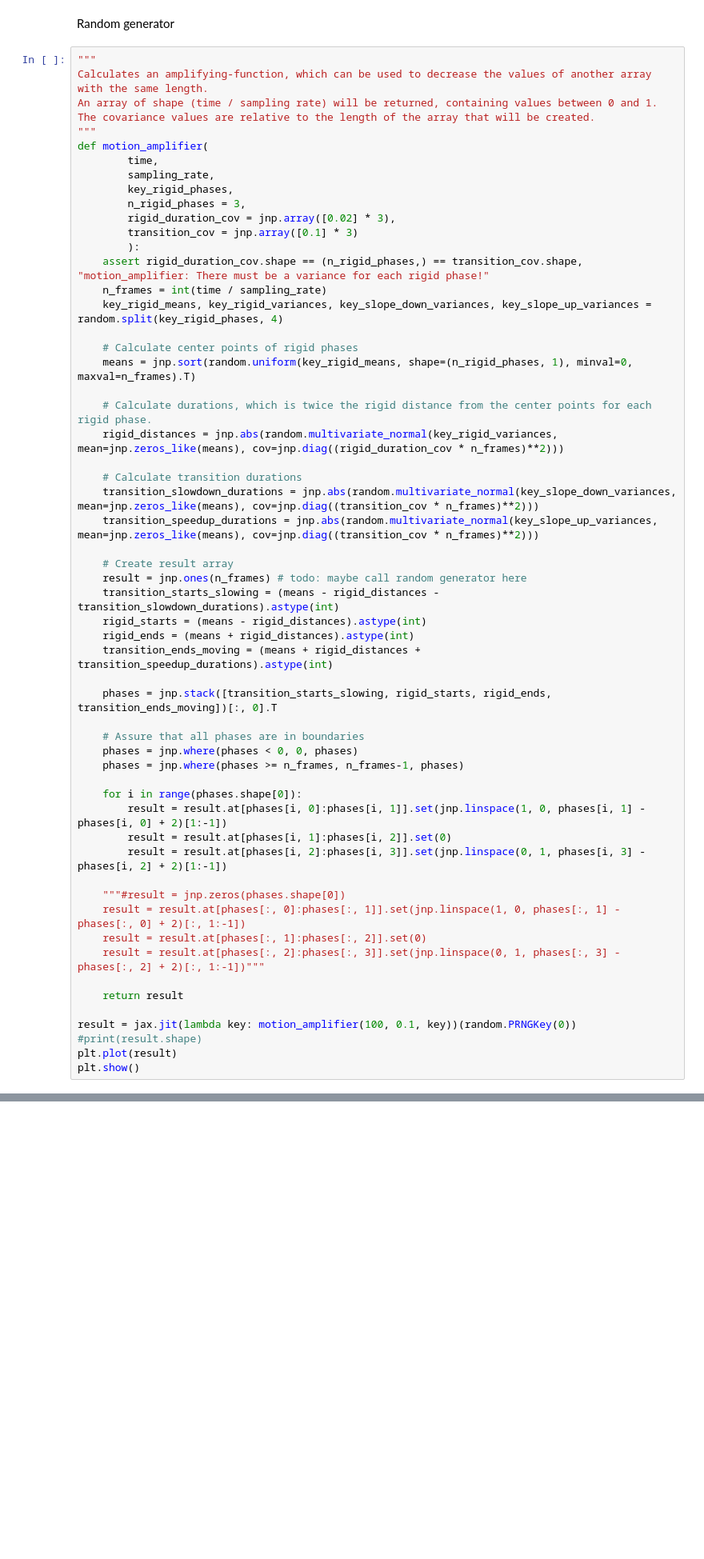
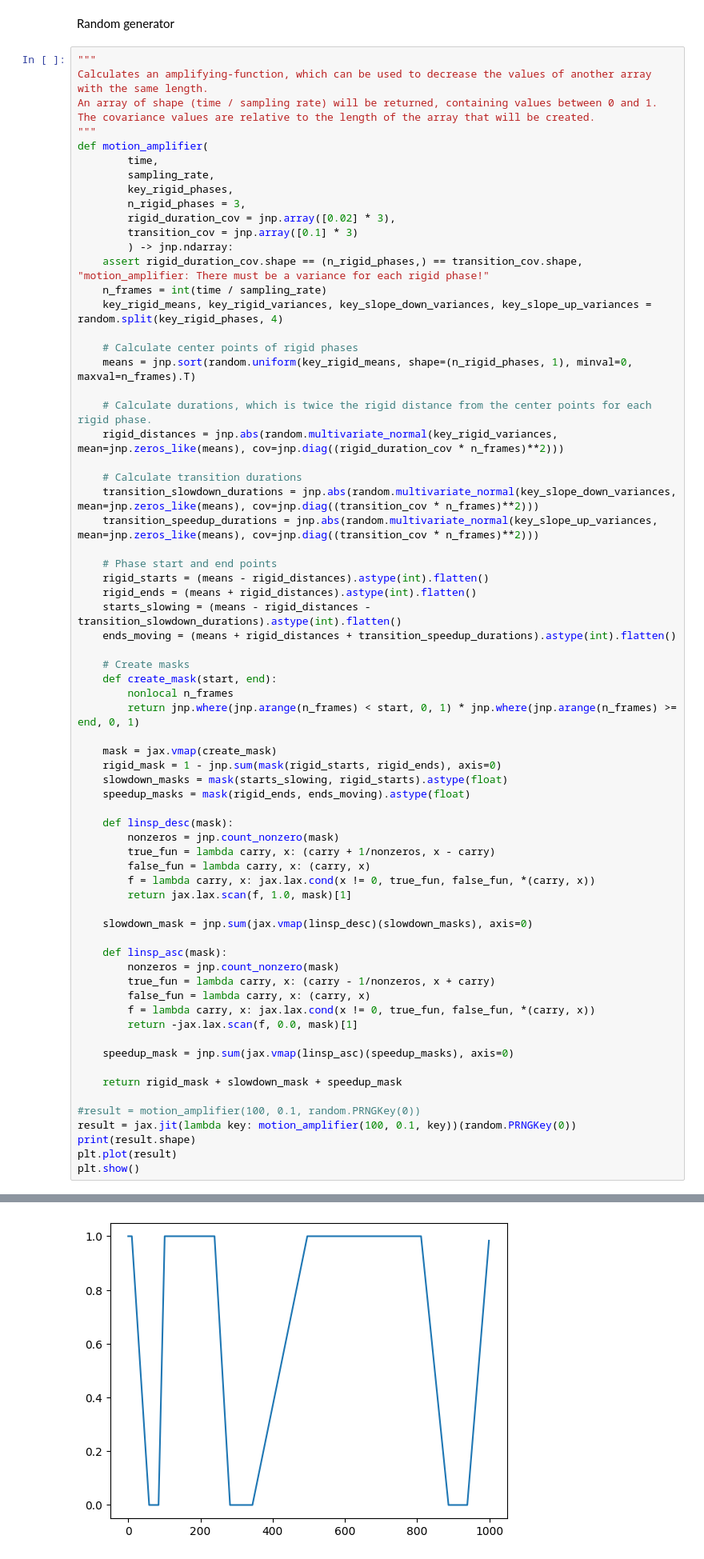
Before and after one commit to motschel123/Prism, a Jupyter notebook: random_test.ipynb, the cells around one changed output, grey strips where cells are left out. Shown: that part at 80% size. Drawn from its saved outputs; the diff is of its cells as text; blank space fills up the shorter version.

Commit message:
Made motion amplifier jittable

```diff
--- a/random_test.ipynb
+++ b/random_test.ipynb
@@ -20,7 +20,7 @@ def motion_amplifier(
         n_rigid_phases = 3,
         rigid_duration_cov = jnp.array([0.02] * 3),
         transition_cov = jnp.array([0.1] * 3)
-        ):
+        ) -> jnp.ndarray:
     assert rigid_duration_cov.shape == (n_rigid_phases,) == transition_cov.shape, "motion_amplifier: There must be a variance for each rigid phase!"
     n_frames = int(time / sampling_rate)
     key_rigid_means, key_rigid_variances, key_slope_down_variances, key_slope_up_variances = random.split(key_rigid_phases, 4)
@@ -35,33 +35,45 @@ def motion_amplifier(
     transition_slowdown_durations = jnp.abs(random.multivariate_normal(key_slope_down_variances, mean=jnp.zeros_like(means), cov=jnp.diag((transition_cov * n_frames)**2)))
     transition_speedup_durations = jnp.abs(random.multivariate_normal(key_slope_up_variances, mean=jnp.zeros_like(means), cov=jnp.diag((transition_cov * n_frames)**2)))
 
-    # Create result array
-    result = jnp.ones(n_frames) # todo: maybe call random generator here
-    transition_starts_slowing = (means - rigid_distances - transition_slowdown_durations).astype(int)
-    rigid_starts = (means - rigid_distances).astype(int)
-    rigid_ends = (means + rigid_distances).astype(int)
-    transition_ends_moving = (means + rigid_distances + transition_speedup_durations).astype(int)
+    # Phase start and end points
+    rigid_starts = (means - rigid_distances).astype(int).flatten()
+    rigid_ends = (means + rigid_distances).astype(int).flatten()
+    starts_slowing = (means - rigid_distances - transition_slowdown_durations).astype(int).flatten()
+    ends_moving = (means + rigid_distances + transition_speedup_durations).astype(int).flatten()
 
-    phases = jnp.stack([transition_starts_slowing, rigid_starts, rigid_ends, transition_ends_moving])[:, 0].T
+    # Create masks
+    def create_mask(start, end):
+        nonlocal n_frames
+        return jnp.where(jnp.arange(n_frames) < start, 0, 1) * jnp.where(jnp.arange(n_frames) >= end, 0, 1)
 
-    # Assure that all phases are in boundaries
-    phases = jnp.where(phases < 0, 0, phases)
-    phases = jnp.where(phases >= n_frames, n_frames-1, phases)
+    mask = jax.vmap(create_mask)
+    rigid_mask = 1 - jnp.sum(mask(rigid_starts, rigid_ends), axis=0)
+    slowdown_masks = mask(starts_slowing, rigid_starts).astype(float)
+    speedup_masks = mask(rigid_ends, ends_moving).astype(float)
 
-    for i in range(phases.shape[0]):
-        result = result.at[phases[i, 0]:phases[i, 1]].set(jnp.linspace(1, 0, phases[i, 1] - phases[i, 0] + 2)[1:-1])
-        result = result.at[phases[i, 1]:phases[i, 2]].set(0)
-        result = result.at[phases[i, 2]:phases[i, 3]].set(jnp.linspace(0, 1, phases[i, 3] - phases[i, 2] + 2)[1:-1])
+    def linsp_desc(mask):
+        nonzeros = jnp.count_nonzero(mask)
+        true_fun = lambda carry, x: (carry + 1/nonzeros, x - carry)
+        false_fun = lambda carry, x: (carry, x)
+        f = lambda carry, x: jax.lax.cond(x != 0, true_fun, false_fun, *(carry, x))
+        return jax.lax.scan(f, 1.0, mask)[1]
 
-    """#result = jnp.zeros(phases.shape[0])
-    result = result.at[phases[:, 0]:phases[:, 1]].set(jnp.linspace(1, 0, phases[:, 1] - phases[:, 0] + 2)[:, 1:-1])
-    result = result.at[phases[:, 1]:phases[:, 2]].set(0)
-    result = result.at[phases[:, 2]:phases[:, 3]].set(jnp.linspace(0, 1, phases[:, 3] - phases[:, 2] + 2)[:, 1:-1])"""
+    slowdown_mask = jnp.sum(jax.vmap(linsp_desc)(slowdown_masks), axis=0)
 
-    return result
+    def linsp_asc(mask):
+        nonzeros = jnp.count_nonzero(mask)
+        true_fun = lambda carry, x: (carry - 1/nonzeros, x + carry)
+        false_fun = lambda carry, x: (carry, x)
+        f = lambda carry, x: jax.lax.cond(x != 0, true_fun, false_fun, *(carry, x))
+        return -jax.lax.scan(f, 0.0, mask)[1]
 
+    speedup_mask = jnp.sum(jax.vmap(linsp_asc)(speedup_masks), axis=0)
+
+    return rigid_mask + slowdown_mask + speedup_mask
+
+#result = motion_amplifier(100, 0.1, random.PRNGKey(0))
 result = jax.jit(lambda key: motion_amplifier(100, 0.1, key))(random.PRNGKey(0))
-#print(result.shape)
+print(result.shape)
 plt.plot(result)
 plt.show()
 # %% [output]
@@ -73,3 +81,4 @@ The error occurred while tracing the function <lambda> at /tmp/ipykernel_300/332
+[figure, added]
 # %% [markdown]
 Fuse with random angles over time
 # %%
```
Also changed, not shown: parts of 1 cell of this notebook.
